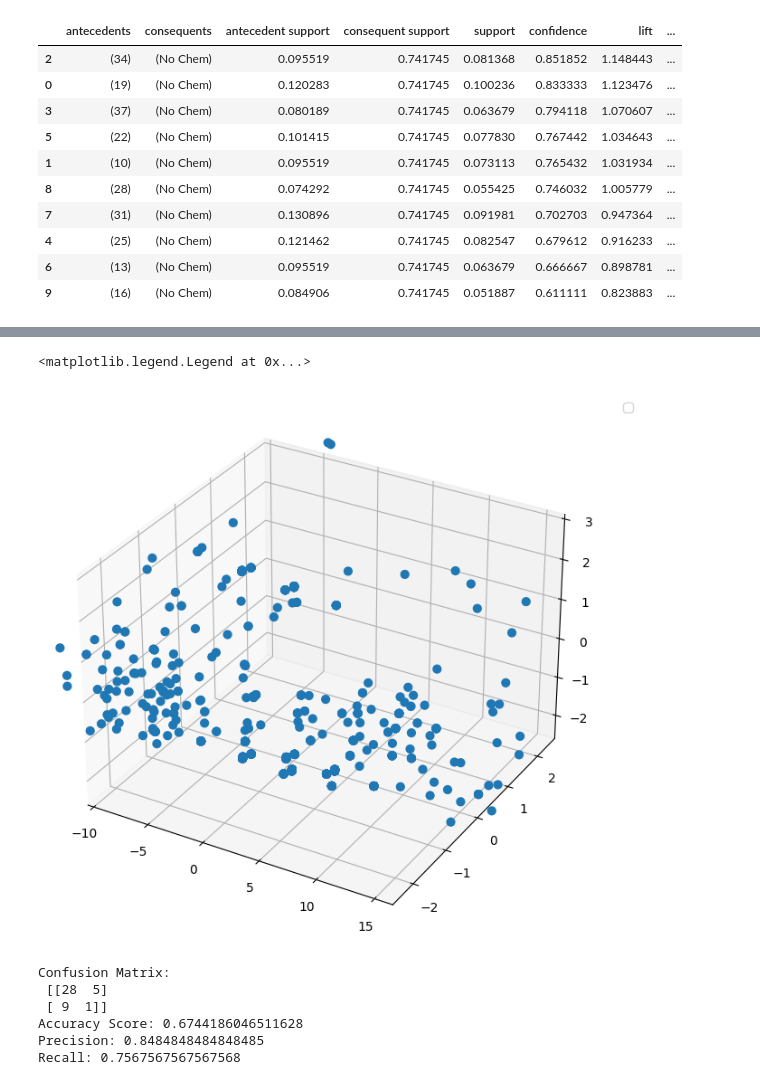
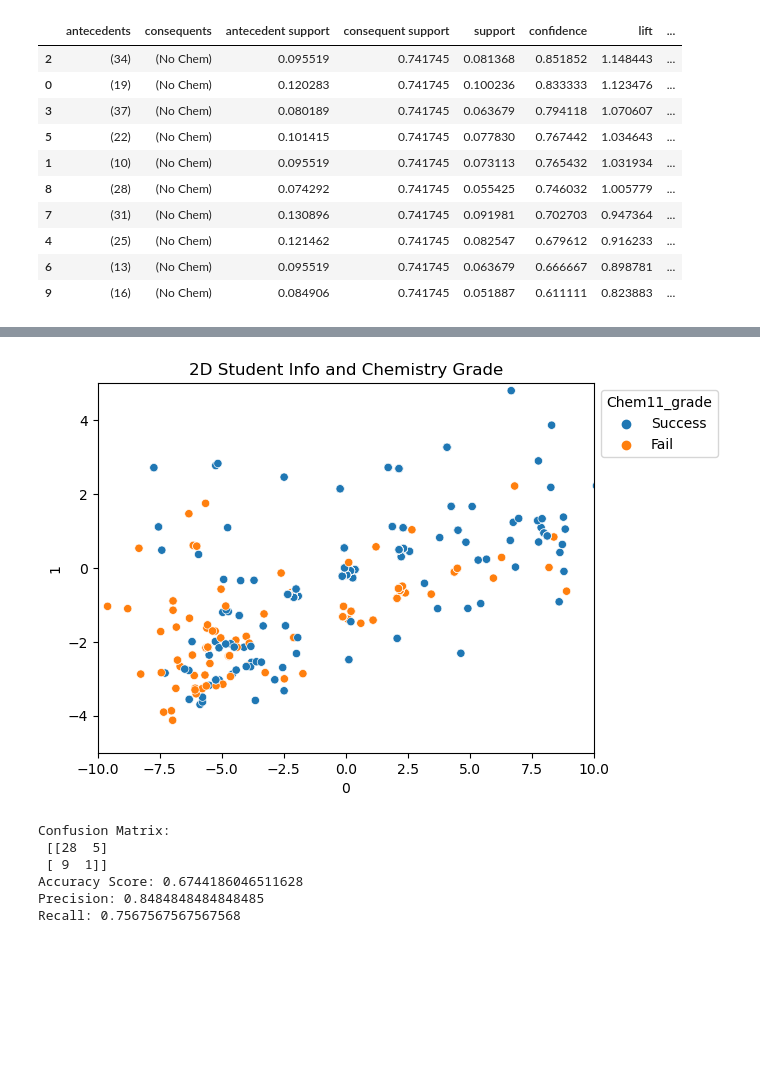
Before and after one commit to michaelzwartz/Science-Elective-Enrollment, a Jupyter notebook: Analysis.ipynb, the cells around one changed output, grey strips where cells are left out. Cells and saved outputs as stored; diff of their text form; code cells hidden in the pictures; blank space fills up the shorter version.

```diff
--- a/Analysis.ipynb
+++ b/Analysis.ipynb
@@ -252,6 +203,47 @@ ax.set(xlim = (-10, 10), ylim = (-5, 5), title = "2D Student Info and Chemistry
 sns.move_legend(ax, "upper left", bbox_to_anchor=(1, 1))
 # %% [output]
 [figure]
+# %%
+#set up FAMD method
+df_ML_PF = df_ML
+
+df_ML_PF['Chem11_grade'] = df_ML_PF['Chem11_grade'].replace(['A', 'B', 'C'], 'Success')
+df_ML_PF['Chem11_grade'] = df_ML_PF['Chem11_grade'].replace(['D', 'F'], 'Fail')
+
+df_ML_PF['Chem11_grade'].head()
+
+df_ML_PF = df_ML_PF[df_ML_PF['chem11']>0]
+
+#reset index to id
+df_ML_PF = df_ML_PF.set_index(['ID'])
+
+
+#extract labels and drop nan
+df_ML_PF = df_ML_PF.dropna()
+df_ML_PF_labels = df_ML_PF[['chem11', 'chem11_score', 'Chem11_grade']]
+df_ML_PF = df_ML_PF.drop(['chem11', 'chem11_score', 'Chem11_grade'], axis = 1)
+
+#set up FAMD method
+famd_2D_PF = FAMD(n_components=2,n_iter=3,copy=True,check_input=True,engine='sklearn',random_state=42)
+
+#reduce dimensions for training set
+famd_2D_PF =famd_2D_PF.fit(df_ML_train)
+df_ML_PF_reduced_2D = famd_2D_PF.row_coordinates(df_ML_train)
+
+#join reduced data with labels
+df_ML_PF_reduced_2D_labels = df_ML_PF_reduced_2D.join(df_ML_PF_labels['Chem11_grade']).reset_index()
+
+#plot 2D data
+x = df_ML_PF_reduced_2D_labels[0]
+y = df_ML_PF_reduced_2D_labels[1]
+colors = df_ML_PF_reduced_2D_labels['Chem11_grade']
+
+fig, ax = plt.subplots()
+sns.scatterplot(x, y, hue=colors, hue_order = ['Success', 'Fail'])
+ax.set(xlim = (-10, 10), ylim = (-5, 5), title = "2D Student Info and Chemistry Grade")
+sns.move_legend(ax, "upper left", bbox_to_anchor=(1, 1))
+# %% [output]
+[figure, added]
 # %%
 import re, seaborn as sns
 from matplotlib import pyplot as plt
@@ -280,23 +272,20 @@ z = df_ML_train_reduced_labels[2]
 #colors = df_ML_train_reduced_labels['Chem11_grade']
 
 # axes instance
-fig = plt.figure(figsize=(6,6))
-ax = Axes3D(fig, auto_add_to_figure=False)
-fig.add_axes(ax)
+#fig = plt.figure(figsize=(6,6))
+#ax = Axes3D(fig, auto_add_to_figure=False)
+#fig.add_axes(ax)
 
 # get colormap from seaborn
-cmap = ListedColormap(sns.color_palette("husl", 256).as_hex())
+#cmap = ListedColormap(sns.color_palette("husl", 256).as_hex())
 
 # plot
-sc = ax.scatter(x, y, z, s=40, #c=colors,
-            marker='o', cmap=cmap, alpha=1)
-ax.set(xlim = (-10, 16), ylim = (-2.5, 2.5), zlim = (-2.5, 3))
+#sc = ax.scatter(x, y, z, s=40) #c=colors,
+            #marker='o', cmap=cmap, alpha=1)
+#ax.set(xlim = (-10, 16), ylim = (-2.5, 2.5), zlim = (-2.5, 3))
 
 # legend
-plt.legend(*sc.legend_elements(), bbox_to_anchor=(1.05, 1), loc=2)
+#plt.legend(*sc.legend_elements(), bbox_to_anchor=(1.05, 1), loc=2)
-# %% [output]
-<matplotlib.legend.Legend at 0x...>
-[figure, removed]
 # %%
 from sklearn.preprocessing import OneHotEncoder
 
```
Also changed, not shown: parts of 5 cells of this notebook.
